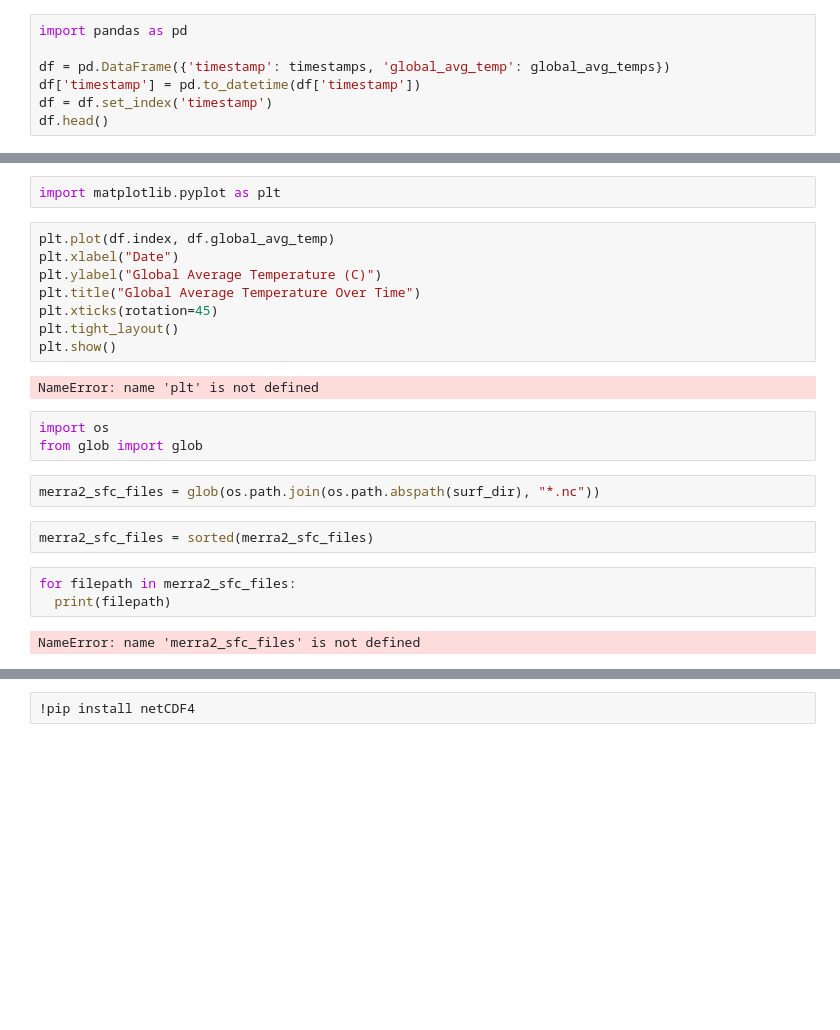
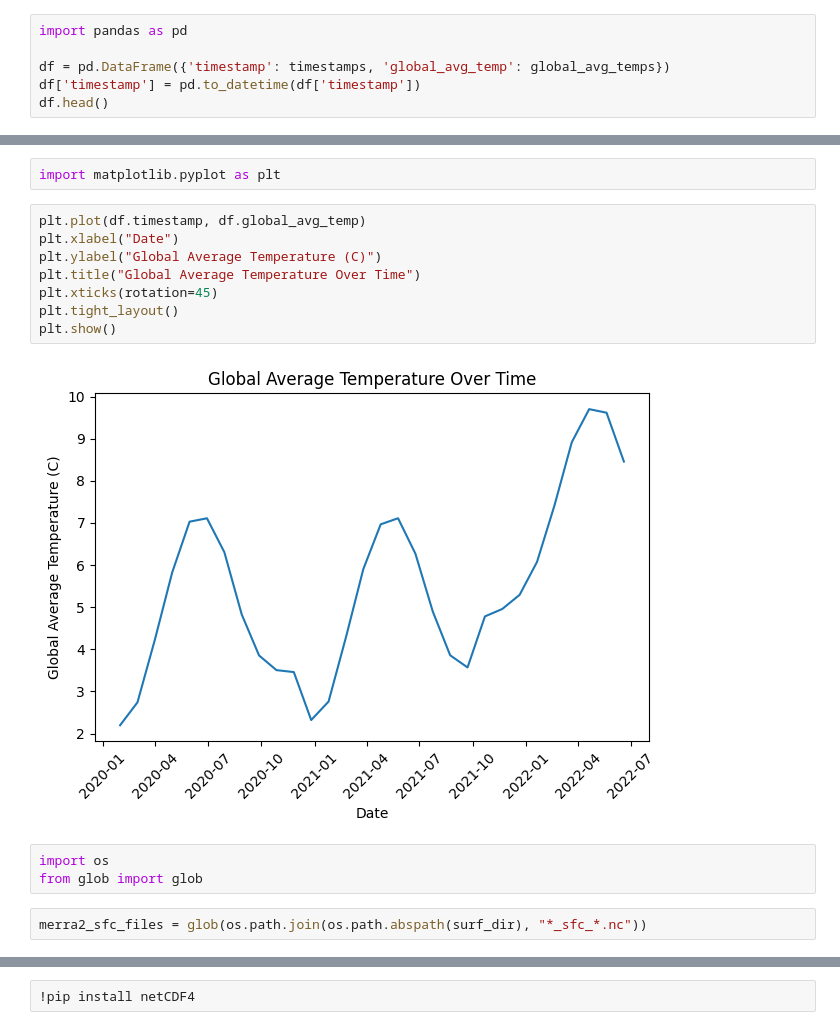
Before and after one commit to seangtkelley/Prithvi-WxC, a Jupyter notebook: examples/PrithviWxC_rollout_extended.ipynb, the cells around one changed output, grey strips where cells are left out. Drawn from its saved outputs; the diff is of its cells as text; blank space fills up the shorter version.

```diff
--- a/examples/PrithviWxC_rollout_extended.ipynb
+++ b/examples/PrithviWxC_rollout_extended.ipynb
@@ -567,6 +565,5 @@ import pandas as pd
 
 df = pd.DataFrame({'timestamp': timestamps, 'global_avg_temp': global_avg_temps})
 df['timestamp'] = pd.to_datetime(df['timestamp'])
-df = df.set_index('timestamp')
 df.head()
 # %% [output]
@@ -576,27 +578,20 @@ df['global_avg_temp'] = df['global_avg_temp'] - 273.15
 # %%
 import matplotlib.pyplot as plt
 # %%
-plt.plot(df.index, df.global_avg_temp)
+plt.plot(df.timestamp, df.global_avg_temp)
 plt.xlabel("Date")
 plt.ylabel("Global Average Temperature (C)")
 plt.title("Global Average Temperature Over Time")
 plt.xticks(rotation=45)
 plt.tight_layout()
 plt.show()
 # %% [output]
-NameError: name 'plt' is not defined
+[figure, added]
 # %%
 import os
 from glob import glob
 # %%
-merra2_sfc_files = glob(os.path.join(os.path.abspath(surf_dir), "*.nc"))
+merra2_sfc_files = glob(os.path.join(os.path.abspath(surf_dir), "*_sfc_*.nc"))
-# %%
-merra2_sfc_files = sorted(merra2_sfc_files)
-# %%
-for filepath in merra2_sfc_files:
-  print(filepath)
-# %% [output]
-NameError: name 'merra2_sfc_files' is not defined
 # %%
 import xarray as xr
 
```
Also changed, not shown: parts of 9 cells of this notebook.
